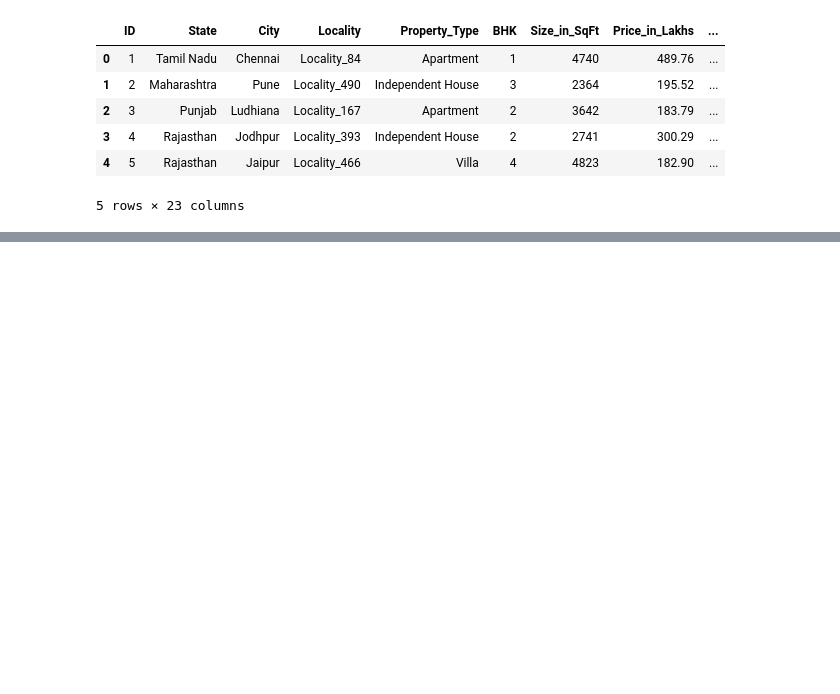
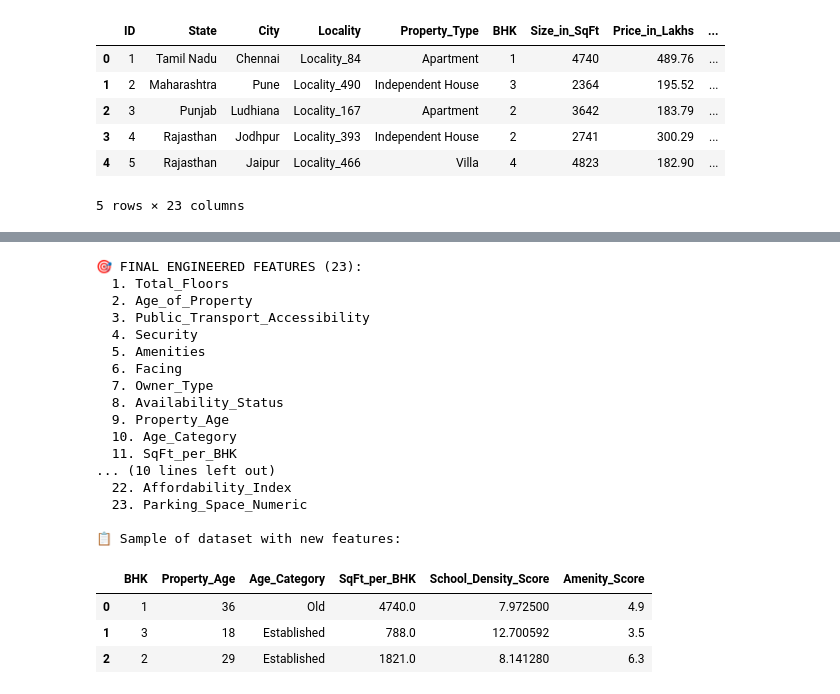
Before and after one commit to 3srava0/assignment-3, a Jupyter notebook: 02_Feature_Engineering.ipynb, the cells around one changed output, grey strips where cells are left out. Cells and saved outputs as stored; diff of their text form; code cells hidden in the pictures; blank space fills up the shorter version.

```diff
--- a/02_Feature_Engineering.ipynb
+++ b/02_Feature_Engineering.ipynb
@@ -124,0 +341,30 @@ First few rows:
+# %%
+# Step 4: Categorical Encoding & Feature Scaling
+print("\n" + "="*60)
+print("STEP 4: CATEGORICAL ENCODING & FEATURE SCALING")
+print("="*60)
+
+# Identify categorical columns that need encoding
+categorical_cols = ['State', 'City', 'Locality', 'Property_Type', 'Furnished_Status',
+                    'Age_Category', 'Public_Transport_Accessibility', 'Parking_Space',
+                    'Security', 'Facing', 'Owner_Type', 'Availability_Status', 'Floor_Category']
+
+print("\n7️⃣ Label Encoding Categorical Features...")
+df_encoded = df_featured.copy()
+
+# Apply Label Encoding
+label_encoders = {}
+for col in categorical_cols:
+    if col in df_encoded.columns:
+        le = LabelEncoder()
+        df_encoded[col + '_Encoded'] = le.fit_transform(df_encoded[col].astype(str))
+        label_encoders[col] = le
+        print(f"   ✅ {col} encoded ({len(le.classes_)} unique values)")
+
+print(f"\n✅ All categorical features encoded!")
+print(f"Total columns after encoding: {len(df_encoded.columns)}")
+
+# Display sample
+print("\n📊 Sample with encoded features:")
+encoded_cols = [col for col in df_encoded.columns if col.endswith('_Encoded')]
+print(df_encoded[['State', 'State_Encoded', 'Property_Type', 'Property_Type_Encoded']].head(3))
@@ -124,0 +437,37 @@ First few rows:
+# %%
+
+# Show final list of engineered features
+original_cols = ['ID', 'State', 'City', 'Locality', 'Property_Type', 'BHK', 'Size_in_SqFt',
+                 'Price_in_Lakhs', 'Price_per_SqFt', 'Year_Built', 'Furnished_Status',
+                 'Floor_No', 'Nearby_Schools', 'Nearby_Hospitals', 'Parking_Space']
+
+engineered_features = [col for col in df_featured.columns if col not in original_cols]
+
+print(f"\n🎯 FINAL ENGINEERED FEATURES ({len(engineered_features)}):")
+for i, feat in enumerate(engineered_features, 1):
+    print(f"  {i}. {feat}")
+
+print(f"\n📋 Sample of dataset with new features:")
+df_featured[['BHK', 'Property_Age', 'Age_Category', 'SqFt_per_BHK', 'School_Density_Score', 'Amenity_Score']].head(3)
+# %% [output]
+🎯 FINAL ENGINEERED FEATURES (23):
+  1. Total_Floors
+  2. Age_of_Property
+  3. Public_Transport_Accessibility
+  4. Security
+  5. Amenities
+  6. Facing
+  7. Owner_Type
+  8. Availability_Status
+  9. Property_Age
+  10. Age_Category
+  11. SqFt_per_BHK
+... (10 lines left out)
+  22. Affordability_Index
+  23. Parking_Space_Numeric
+
+📋 Sample of dataset with new features:
+|  | BHK | Property_Age | Age_Category | SqFt_per_BHK | School_Density_Score | Amenity_Score |
+| 0 | 1 | 36 | Old | 4740.0 | 7.972500 | 4.9 |
+| 1 | 3 | 18 | Established | 788.0 | 12.700592 | 3.5 |
+| 2 | 2 | 29 | Established | 1821.0 | 8.141280 | 6.3 |
```
Also changed, not shown: parts of 11 cells of this notebook.
